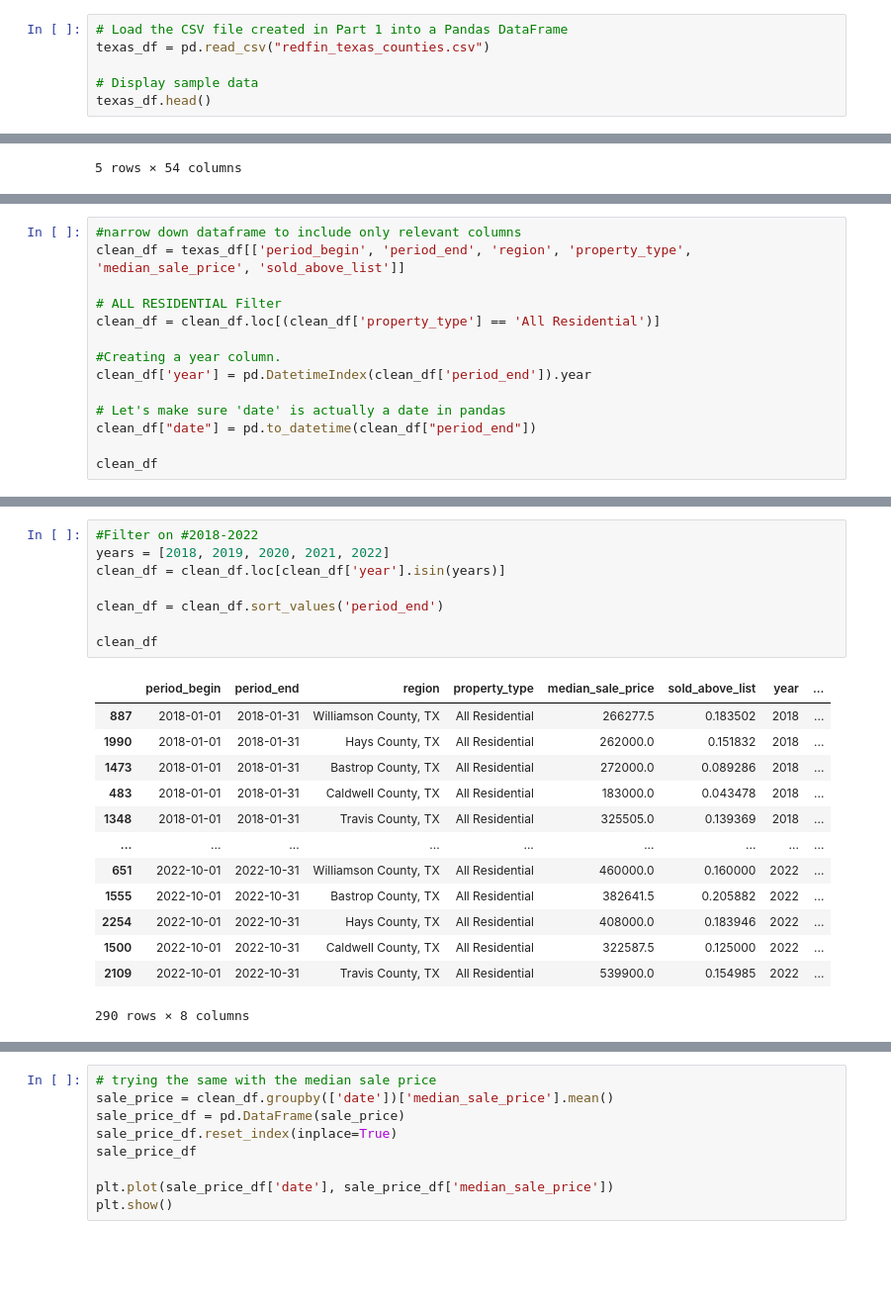
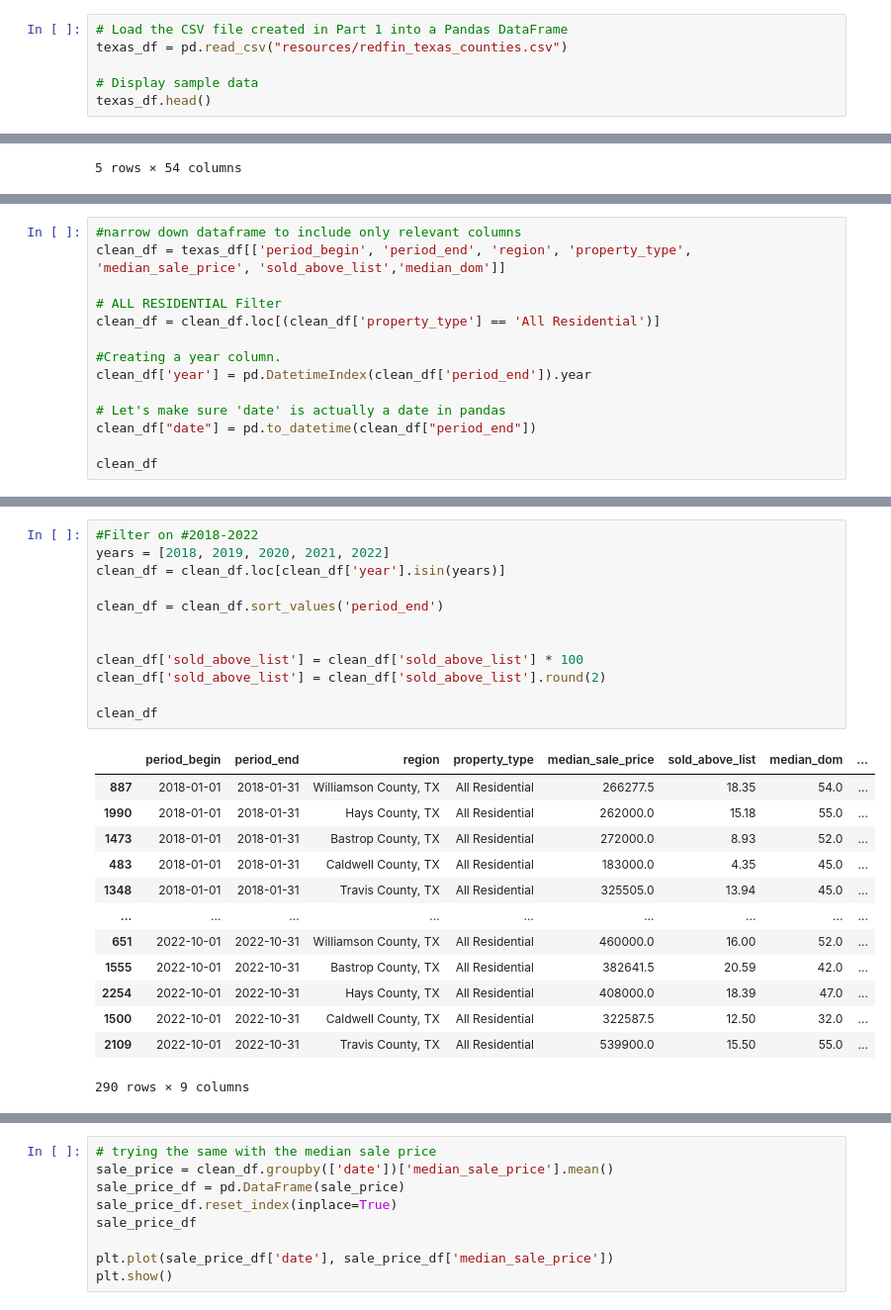
Before and after one commit to zarbin/UTA_Project-1, a Jupyter notebook: kim_graph_trials.ipynb, the cells around one changed output, grey strips where cells are left out. Shown: that part at 99% size. Drawn from its saved outputs; the diff is of its cells as text; blank space fills up the shorter version.

```diff
--- a/kim_graph_trials.ipynb
+++ b/kim_graph_trials.ipynb
@@ -10,7 +11,7 @@ import warnings
 warnings.filterwarnings('ignore')
 # %%
 # Load the CSV file created in Part 1 into a Pandas DataFrame
-texas_df = pd.read_csv("redfin_texas_counties.csv")
+texas_df = pd.read_csv("resources/redfin_texas_counties.csv")
 
 # Display sample data
 texas_df.head()
@@ -45,6 +26,6 @@ memory usage: 1.1+ MB
 # %%
 #narrow down dataframe to include only relevant columns
-clean_df = texas_df[['period_begin', 'period_end', 'region', 'property_type', 'median_sale_price', 'sold_above_list']]
+clean_df = texas_df[['period_begin', 'period_end', 'region', 'property_type', 'median_sale_price', 'sold_above_list','median_dom']]
 
 # ALL RESIDENTIAL Filter
 clean_df = clean_df.loc[(clean_df['property_type'] == 'All Residential')]
@@ -91,22 +54,26 @@ memory usage: 45.7+ KB
 # %%
 #Filter on #2018-2022
 years = [2018, 2019, 2020, 2021, 2022]
 clean_df = clean_df.loc[clean_df['year'].isin(years)]
 
 clean_df = clean_df.sort_values('period_end')
 
+
+clean_df['sold_above_list'] = clean_df['sold_above_list'] * 100
+clean_df['sold_above_list'] = clean_df['sold_above_list'].round(2)
+
 clean_df
 # %% [output]
-|  | period_begin | period_end | region | property_type | median_sale_price | sold_above_list | year | ... |
-| 887 | 2018-01-01 | 2018-01-31 | Williamson County, TX | All Residential | 266277.5 | 0.183502 | 2018 | ... |
-| 1990 | 2018-01-01 | 2018-01-31 | Hays County, TX | All Residential | 262000.0 | 0.151832 | 2018 | ... |
-| 1473 | 2018-01-01 | 2018-01-31 | Bastrop County, TX | All Residential | 272000.0 | 0.089286 | 2018 | ... |
-| 483 | 2018-01-01 | 2018-01-31 | Caldwell County, TX | All Residential | 183000.0 | 0.043478 | 2018 | ... |
-| 1348 | 2018-01-01 | 2018-01-31 | Travis County, TX | All Residential | 325505.0 | 0.139369 | 2018 | ... |
+|  | period_begin | period_end | region | property_type | median_sale_price | sold_above_list | median_dom | ... |
+| 887 | 2018-01-01 | 2018-01-31 | Williamson County, TX | All Residential | 266277.5 | 18.35 | 54.0 | ... |
+| 1990 | 2018-01-01 | 2018-01-31 | Hays County, TX | All Residential | 262000.0 | 15.18 | 55.0 | ... |
+| 1473 | 2018-01-01 | 2018-01-31 | Bastrop County, TX | All Residential | 272000.0 | 8.93 | 52.0 | ... |
+| 483 | 2018-01-01 | 2018-01-31 | Caldwell County, TX | All Residential | 183000.0 | 4.35 | 45.0 | ... |
+| 1348 | 2018-01-01 | 2018-01-31 | Travis County, TX | All Residential | 325505.0 | 13.94 | 45.0 | ... |
 | ... | ... | ... | ... | ... | ... | ... | ... | ... |
-| 651 | 2022-10-01 | 2022-10-31 | Williamson County, TX | All Residential | 460000.0 | 0.160000 | 2022 | ... |
-| 1555 | 2022-10-01 | 2022-10-31 | Bastrop County, TX | All Residential | 382641.5 | 0.205882 | 2022 | ... |
-| 2254 | 2022-10-01 | 2022-10-31 | Hays County, TX | All Residential | 408000.0 | 0.183946 | 2022 | ... |
-| 1500 | 2022-10-01 | 2022-10-31 | Caldwell County, TX | All Residential | 322587.5 | 0.125000 | 2022 | ... |
-| 2109 | 2022-10-01 | 2022-10-31 | Travis County, TX | All Residential | 539900.0 | 0.154985 | 2022 | ... |
+| 651 | 2022-10-01 | 2022-10-31 | Williamson County, TX | All Residential | 460000.0 | 16.00 | 52.0 | ... |
+| 1555 | 2022-10-01 | 2022-10-31 | Bastrop County, TX | All Residential | 382641.5 | 20.59 | 42.0 | ... |
+| 2254 | 2022-10-01 | 2022-10-31 | Hays County, TX | All Residential | 408000.0 | 18.39 | 47.0 | ... |
+| 1500 | 2022-10-01 | 2022-10-31 | Caldwell County, TX | All Residential | 322587.5 | 12.50 | 32.0 | ... |
+| 2109 | 2022-10-01 | 2022-10-31 | Travis County, TX | All Residential | 539900.0 | 15.50 | 55.0 | ... |
-290 rows × 8 columns
+290 rows × 9 columns
```
Also changed, not shown: parts of 24 cells of this notebook.
